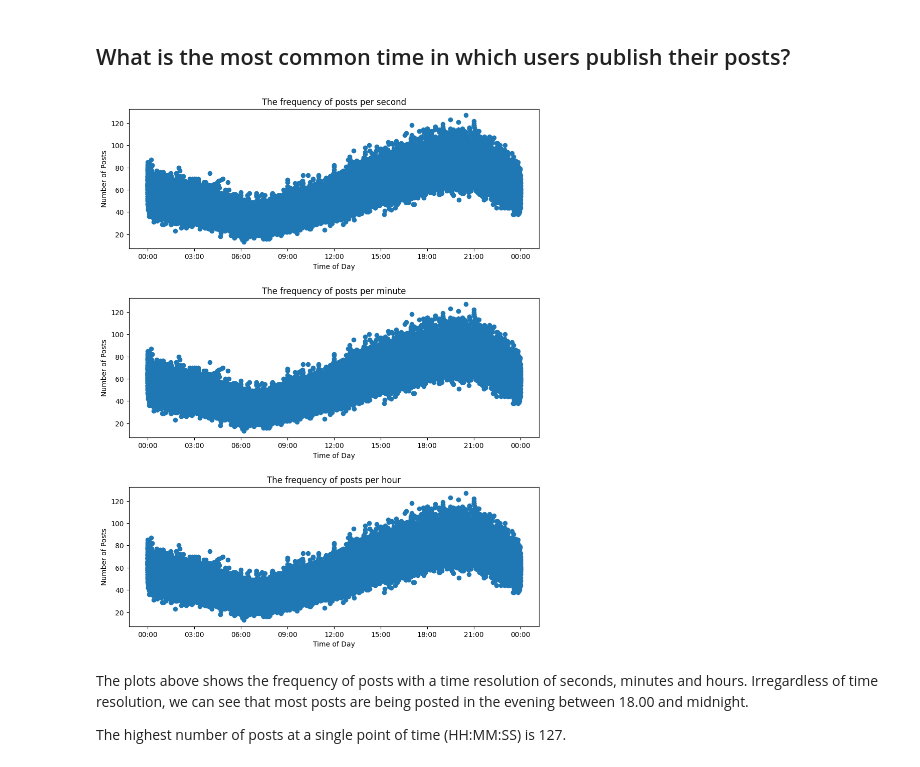
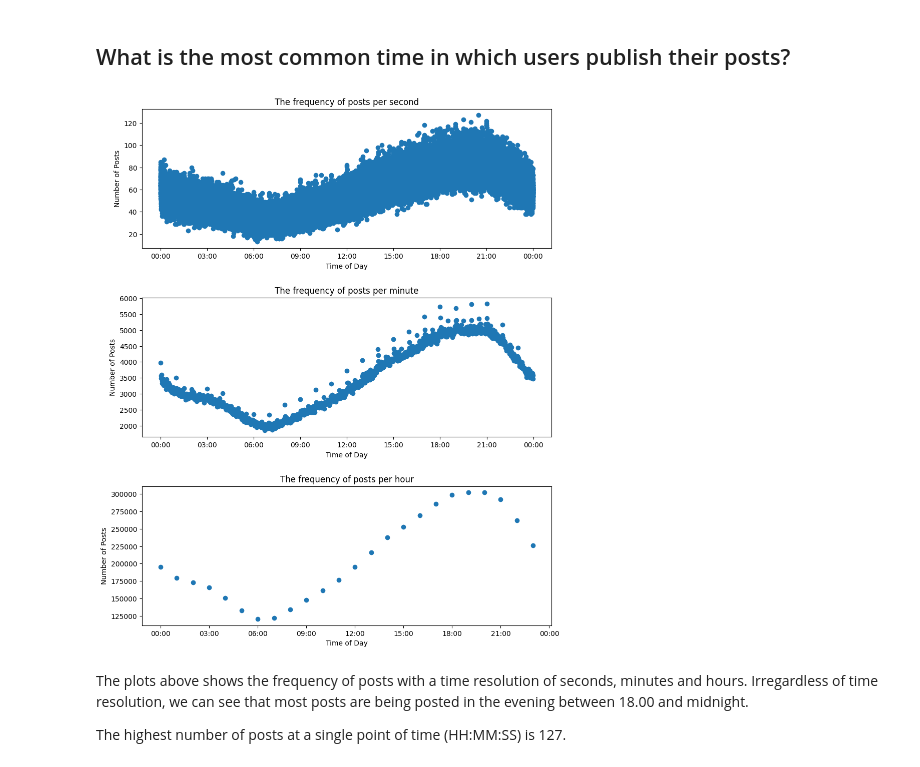
Before and after one commit to jonasbarth/adm-2022-hw-2, a Jupyter notebook: rq3.ipynb, the cells around one changed output. Cells and saved outputs as stored; diff of their text form; code cells hidden in the pictures.

Commit message:
fix bug in plotting code for most common times

```diff
--- a/rq3.ipynb
+++ b/rq3.ipynb
@@ -18,23 +18,23 @@ time_frequency_data = [(times_s, frequencies_s), (times_m, frequencies_m), (time
 # %%
 xformatter = mdates.DateFormatter('%H:%M')
 
 fig, ax = plt.subplots(nrows=3, ncols=1)
 fig.set_size_inches(10, 12) # setting the size, 3 plots need to fit into 12 inches
 fig.tight_layout(pad=5.0) # make sure that there is enough space between subplots
 
 for i, times_frequencies in enumerate(time_frequency_data):
     times, frequencies = times_frequencies
-    ax[i].plot_date(times_s, frequencies_s)
+    ax[i].plot_date(times, frequencies)
     ax[i].xaxis.set_major_formatter(xformatter)
 
     ax[i].set_xlabel('Time of Day', fontsize=10);
     ax[i].set_ylabel('Number of Posts', fontsize=10);
 
 ax[0].set_title('The frequency of posts per second');
 ax[1].set_title('The frequency of posts per minute');
 ax[2].set_title('The frequency of posts per hour');
 # %% [output]
-[figure, old version]
+[figure, new version]
 # %% [markdown]
 The plots above shows the frequency of posts with a time resolution of seconds, minutes and hours. Irregardless of time resolution, we can see that most posts are being posted in the evening between 18.00 and midnight.
 
```
